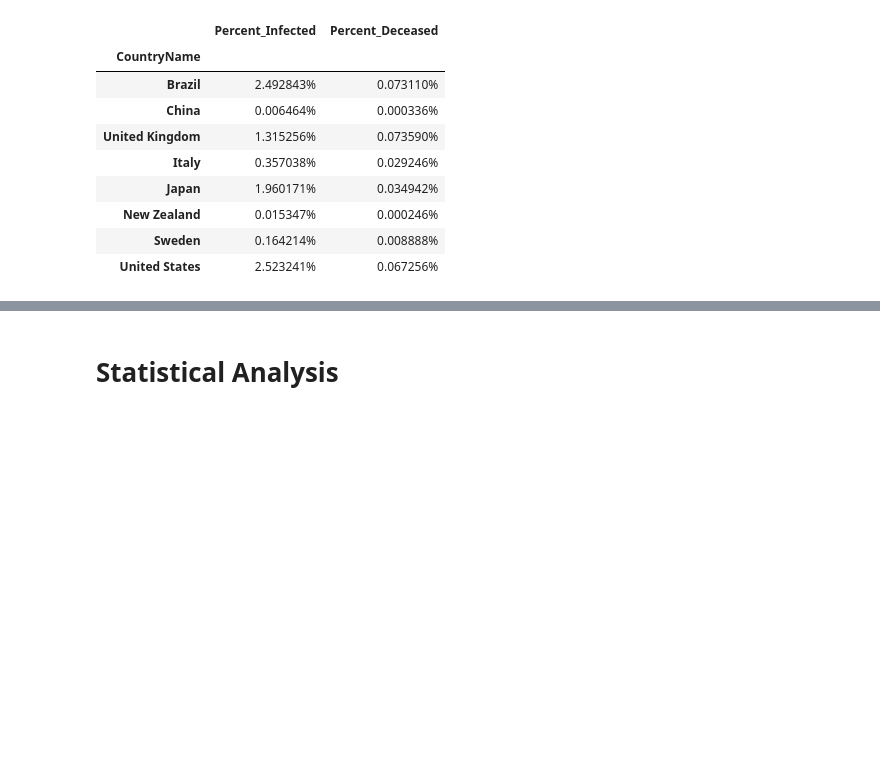
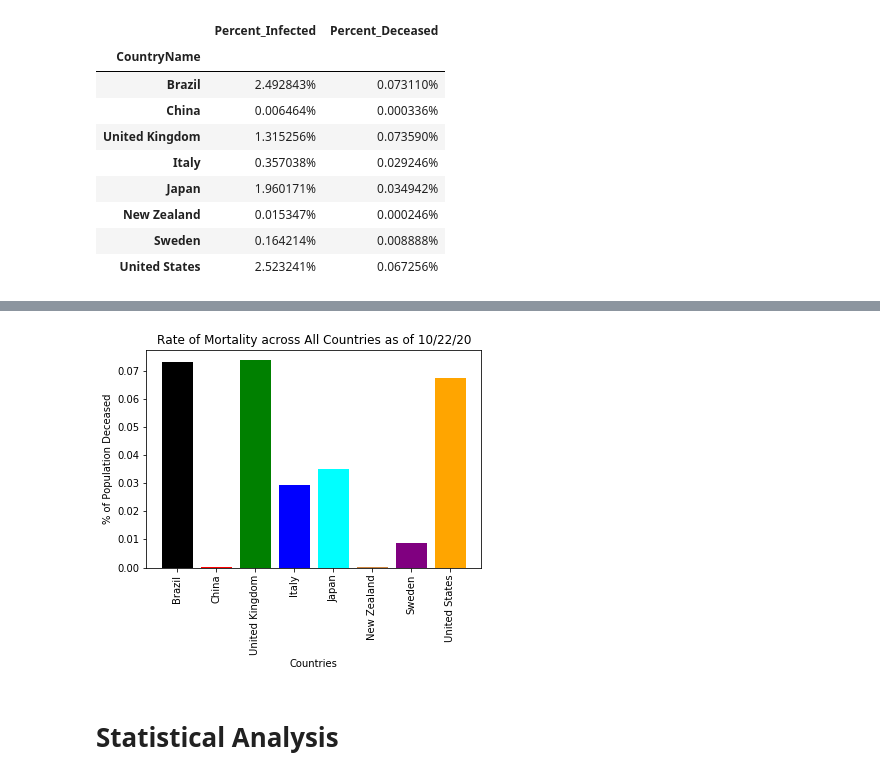
Before and after one commit to rejane-b/Project_1, a Jupyter notebook: Daily_Cases_Total_Cases.ipynb, the cells around one changed output, grey strips where cells are left out. Saved outputs shown, nothing was run; the diff lists cells and outputs as text; code cells hidden in the pictures; blank space fills up the shorter version.

```diff
--- a/Daily_Cases_Total_Cases.ipynb
+++ b/Daily_Cases_Total_Cases.ipynb
@@ -206,3 +207,14 @@ perc_summ.style.format({"Percent_Infected":"{:.6%}", "Percent_Deceased":"{:.6%}"
+# %%
+# Rate of Mortality across All Countries
+plt.bar(perc_summ['Percent_Infected'].index,perc_summ['Percent_Deceased']*100,\
+        color=['black', 'red', 'green', 'blue', 'cyan','peru','purple','orange'])
+plt.xticks(rotation='vertical')
+plt.title('Rate of Mortality across All Countries as of 10/22/20')
+plt.xlabel('Countries')
+plt.ylabel('% of Population Deceased')
+plt.savefig('deaths_perc.png')
+# %% [output]
+[figure, added]
 # %% [markdown]
 # Statistical Analysis
 # %% [markdown]
```
Also changed, not shown: parts of 13 cells of this notebook, 6 other files.
